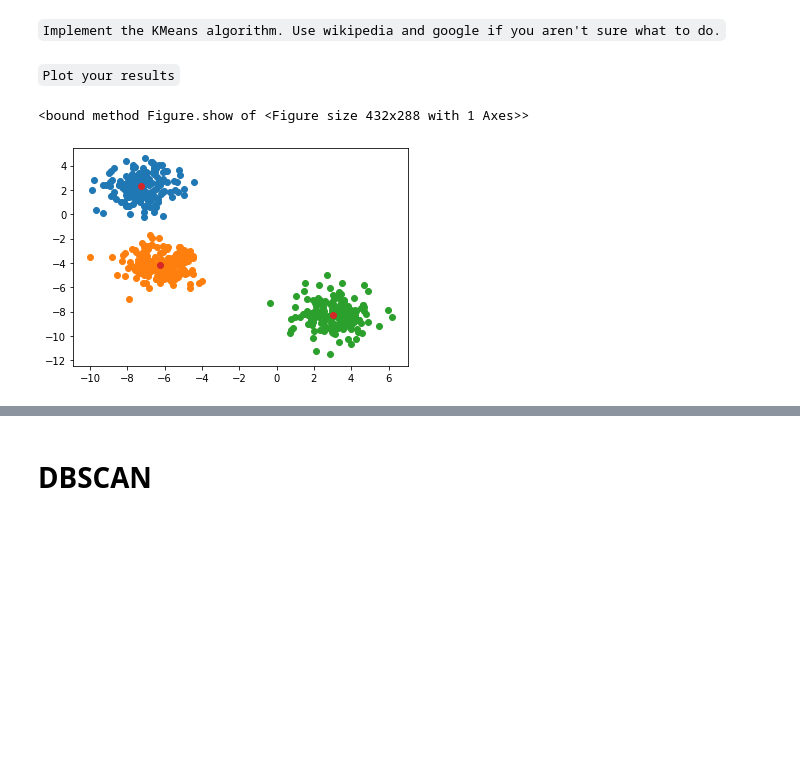
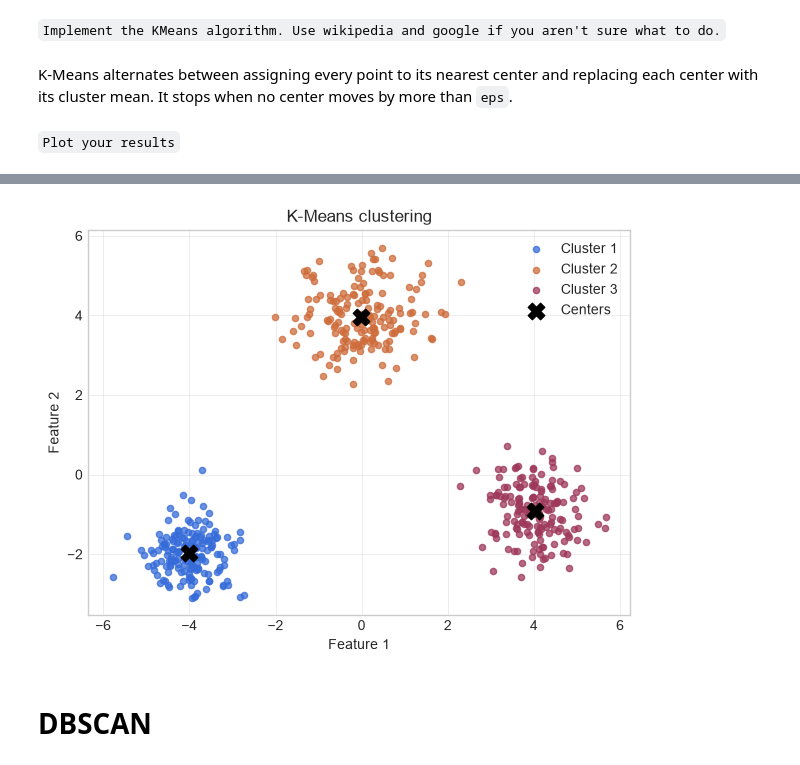
Before and after one commit to Avraham2489/DS_Training, a Jupyter notebook: D - ML/unsupervised/recitation/Clustering and PCA - recitation .ipynb, the cells around one changed output, grey strips where cells are left out. Cells and saved outputs as stored; diff of their text form; code cells hidden in the pictures; blank space fills up the shorter version.

```diff
--- a/D - ML/unsupervised/recitation/Clustering and PCA - recitation .ipynb
+++ b/D - ML/unsupervised/recitation/Clustering and PCA - recitation .ipynb
@@ -38,23 +68,3 @@ def plot_clusters(clusters_points):
 ``
 Implement the KMeans algorithm. Use wikipedia and google if you aren't sure what to do.
 ``
-# %%
-def get_closest_center(point, centers):
-    """Given a point and a list of centers, this function returns the closest center to the point."""
-
-    #Enter your code here
-
-    return closest_center
-
-def kmeans(data, clusters_num, eps=1e-8):
-    """A function implementing KMeans.
-
-    Gets as input the data (data), wanted number of clusters (clusters_num),
-    and a converagence parameter (eps).
-
-    Returns a list of clusters, each is a list of points (cluster_points), and the center of each cluster (centers).
-    """
-
-    #Enter your code here
-
-    return cluster_points, centers
@@ -61,12 +73,30 @@ def kmeans(data, clusters_num, eps=1e-8):
+# %% [markdown]
+K-Means alternates between assigning every point to its nearest center and replacing each center with its cluster mean. It stops when no center moves by more than `eps`.
 # %% [markdown]
 ``
 Plot your results
 ``
-# %%
-cluster_points, centers = kmeans(data, 3)
-fig = plot_clusters(cluster_points)
-plt.scatter(centers[:, 0], centers[:, 1]) # Also plots the centers of the clusters.
-fig.show
-# %% [output]
-<bound method Figure.show of <Figure size 432x288 with 1 Axes>>
-[figure, removed]
+# %%
+from unsupervised_utils import plot_clusters
+
+kmeans_cluster_points, kmeans_centers = kmeans(
+    data=clustering_data,
+    clusters_num=3,
+    random_seed=RANDOM_SEED,
+)
+kmeans_figure = plot_clusters(
+    clusters_points=kmeans_cluster_points,
+    title="K-Means clustering",
+)
+kmeans_axes = kmeans_figure.axes[0]
+kmeans_axes.scatter(
+    x=kmeans_centers[:, 0],
+    y=kmeans_centers[:, 1],
+    c="black",
+    marker="X",
+    s=140,
+    label="Centers",
+)
+kmeans_axes.legend()
+plt.show()
+# %% [output]
@@ -73,3 +104,4 @@ fig.show
+[figure, added]
 # %% [markdown]
 # DBSCAN
 # %% [markdown]
```
Also changed, not shown: parts of 21 cells of this notebook, 11 other files.
